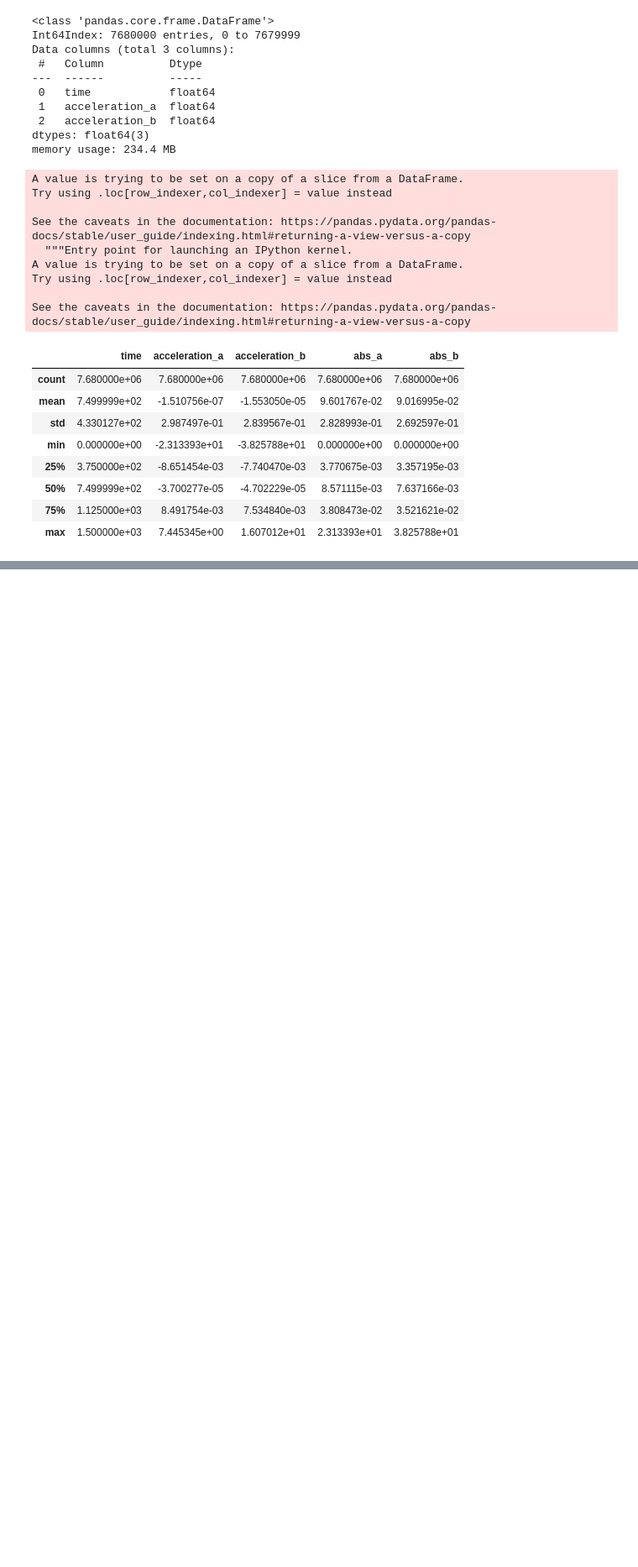
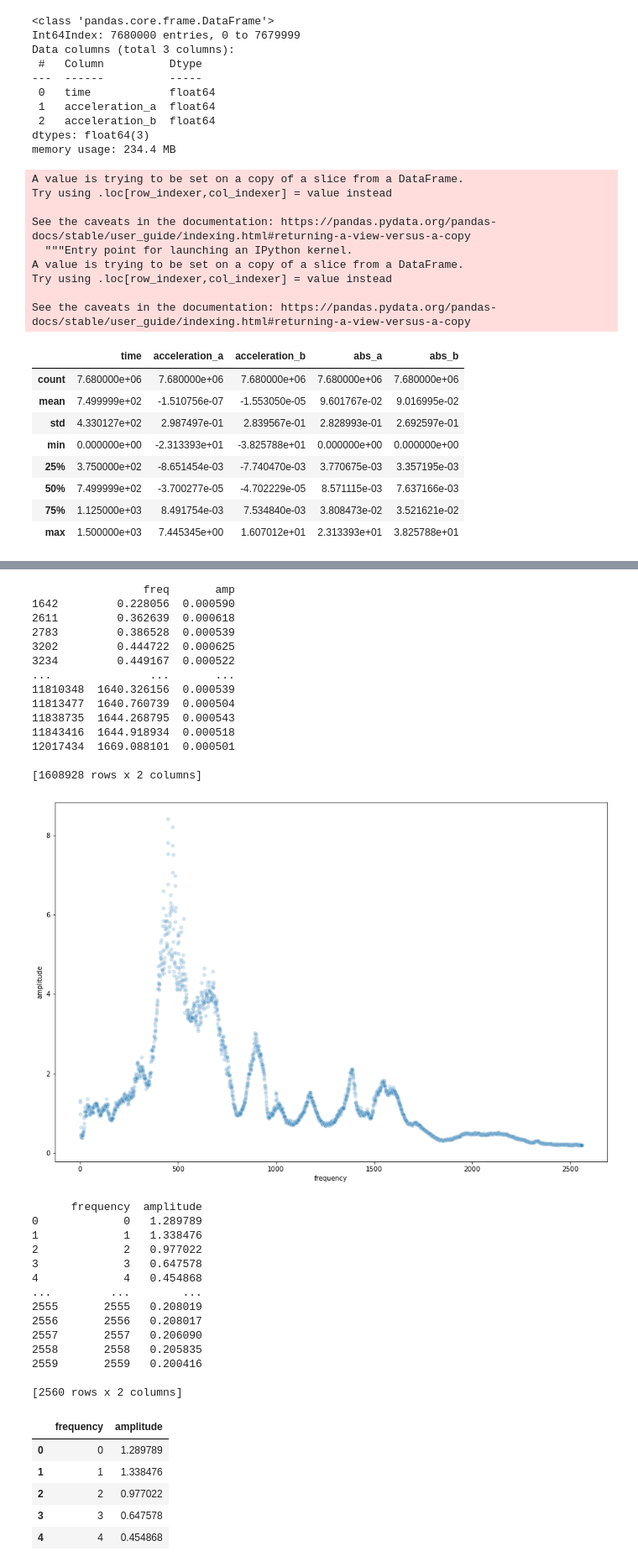
Before and after one commit to tnankie/project-sturm_drang, a Jupyter notebook: EDA.ipynb, the cells around one changed output, grey strips where cells are left out. Shown at 84% size. Saved outputs shown, nothing was run; the diff lists cells and outputs as text; code cells hidden in the pictures; blank space fills up the shorter version.

```diff
--- a/EDA.ipynb
+++ b/EDA.ipynb
@@ -158,0 +463,3 @@ sb.scatterplot(data=dev, alpha=.2)
+# %%
+feq.info()
+feq["amp"] = abs(fourierTransform)
@@ -158,0 +475,50 @@ sb.scatterplot(data=dev, alpha=.2)
+# %%
+print(feq.loc[feq.amp>0.0005,:])
+freqs = np.arange(0, 1 + int(feq.freq.max()), 1)
+amps = []
+for n in freqs:
+    cu = feq.loc[(feq.freq > n ) & (feq.freq <= n + 1),"amp"].sum()
+    amps.append(cu)
+sum_feq = pd.DataFrame( data = {"frequency":freqs, "amplitude":amps})
+
+plt.figure(figsize=(15,10))
+sb.scatterplot(x= "frequency", y = "amplitude", data=sum_feq, alpha = 0.2)
+plt.show()
+print(sum_feq.loc[sum_feq.amplitude>0.01,:])
+sum_feq.head()
+# %% [output]
+                 freq       amp
+1642         0.228056  0.000590
+2611         0.362639  0.000618
+2783         0.386528  0.000539
+3202         0.444722  0.000625
+3234         0.449167  0.000522
+...               ...       ...
+11810348  1640.326156  0.000539
+11813477  1640.760739  0.000504
+11838735  1644.268795  0.000543
+11843416  1644.918934  0.000518
+12017434  1669.088101  0.000501
+
+[1608928 rows x 2 columns]
+[figure, added]
+      frequency  amplitude
+0             0   1.289789
+1             1   1.338476
+2             2   0.977022
+3             3   0.647578
+4             4   0.454868
+...         ...        ...
+2555       2555   0.208019
+2556       2556   0.208017
+2557       2557   0.206090
+2558       2558   0.205835
+2559       2559   0.200416
+
+[2560 rows x 2 columns]
+|  | frequency | amplitude |
+| 0 | 0 | 1.289789 |
+| 1 | 1 | 1.338476 |
+| 2 | 2 | 0.977022 |
+| 3 | 3 | 0.647578 |
+| 4 | 4 | 0.454868 |
```
Also changed, not shown: parts of 24 cells of this notebook.
